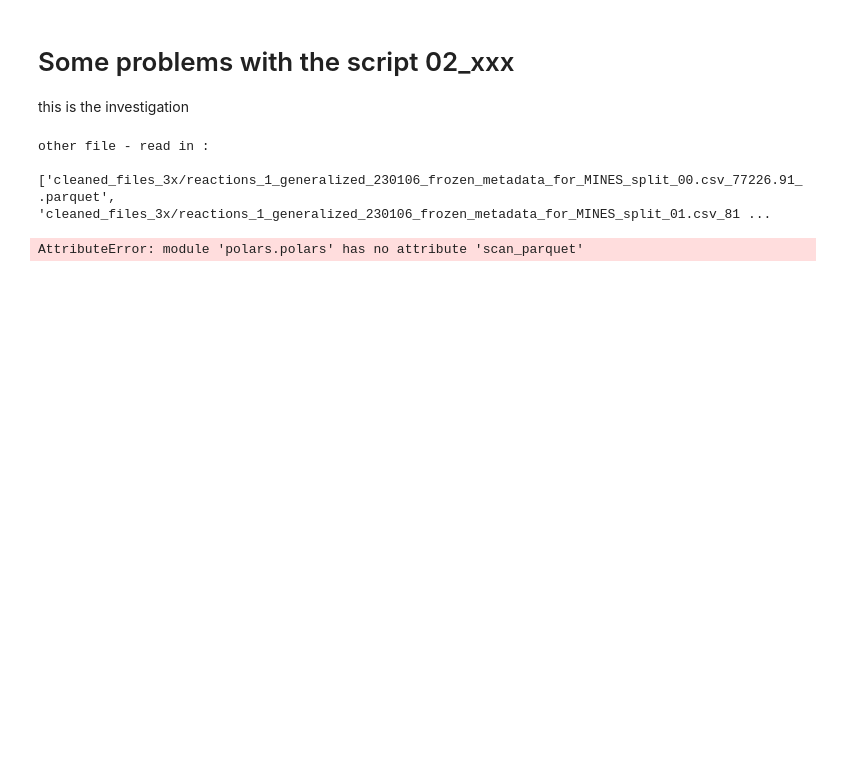
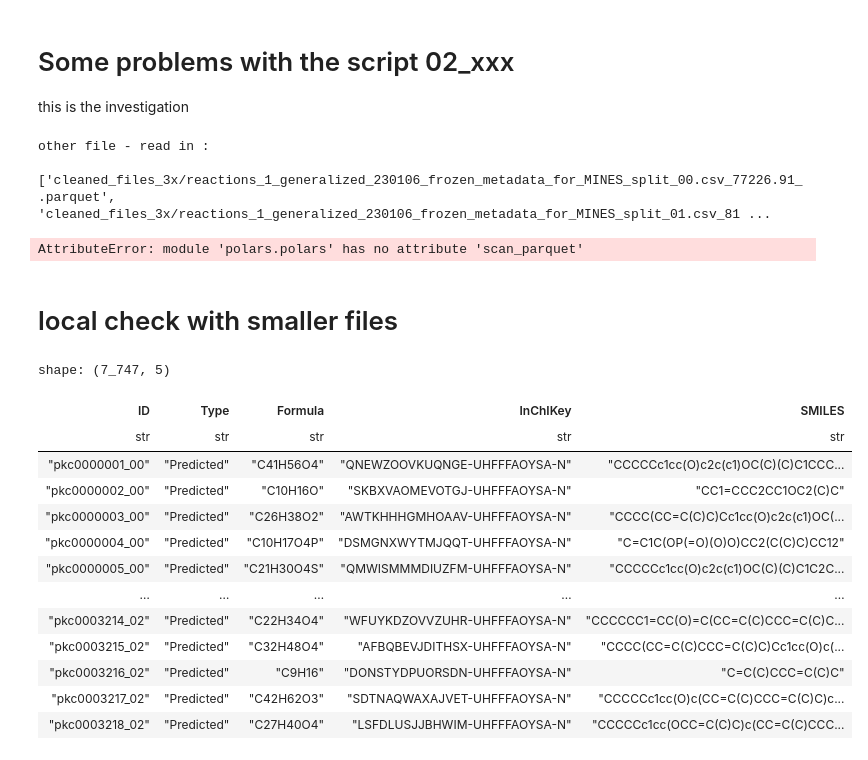
Before and after one commit to commons-research/read-MINE-results, a Jupyter notebook: read_mine_results/db_files/QC.ipynb, the cells around one changed output. Saved outputs shown, nothing was run; the diff lists cells and outputs as text; code cells hidden in the pictures; blank space fills up the shorter version.

```diff
--- a/read_mine_results/db_files/QC.ipynb
+++ b/read_mine_results/db_files/QC.ipynb
@@ -320,3 +320,29 @@ duplicated_reactions
 other file - read in :
  ['cleaned_files_3x/reactions_1_generalized_230106_frozen_metadata_for_MINES_split_00.csv_77226.91_.parquet', 'cleaned_files_3x/reactions_1_generalized_230106_frozen_metadata_for_MINES_split_01.csv_81 ...
 AttributeError: module 'polars.polars' has no attribute 'scan_parquet'
+# %% [markdown]
+# local check with smaller files
+# %%
+import os, sys, re
+import polars as pl
+
+pl.Config(fmt_str_lengths=550)
+
+main_path = "~/2024_GitHub_Master_Bioinformatics/read-MINE-results/read_mine_results/db_files"
+df_comp = pl.read_parquet(main_path + "/top10_n3_renamed/compounds*.parquet")
+df_comp
+# %% [output]
+shape: (7_747, 5)
+| ID | Type | Formula | InChIKey | SMILES |
+| str | str | str | str | str |
+| "pkc0000001_00" | "Predicted" | "C41H56O4" | "QNEWZOOVKUQNGE-UHFFFAOYSA-N" | "CCCCCc1cc(O)c2c(c1)OC(C)(C)C1CCC... |
+| "pkc0000002_00" | "Predicted" | "C10H16O" | "SKBXVAOMEVOTGJ-UHFFFAOYSA-N" | "CC1=CCC2CC1OC2(C)C" |
+| "pkc0000003_00" | "Predicted" | "C26H38O2" | "AWTKHHHGMHOAAV-UHFFFAOYSA-N" | "CCCC(CC=C(C)C)Cc1cc(O)c2c(c1)OC(... |
+| "pkc0000004_00" | "Predicted" | "C10H17O4P" | "DSMGNXWYTMJQQT-UHFFFAOYSA-N" | "C=C1C(OP(=O)(O)O)CC2(C(C)C)CC12" |
+| "pkc0000005_00" | "Predicted" | "C21H30O4S" | "QMWISMMMDIUZFM-UHFFFAOYSA-N" | "CCCCCc1cc(O)c2c(c1)OC(C)(C)C1C2C... |
+| … | … | … | … | … |
+| "pkc0003214_02" | "Predicted" | "C22H34O4" | "WFUYKDZOVVZUHR-UHFFFAOYSA-N" | "CCCCCC1=CC(O)=C(CC=C(C)CCC=C(C)C... |
+| "pkc0003215_02" | "Predicted" | "C32H48O4" | "AFBQBEVJDITHSX-UHFFFAOYSA-N" | "CCCC(CC=C(C)CCC=C(C)C)Cc1cc(O)c(... |
+| "pkc0003216_02" | "Predicted" | "C9H16" | "DONSTYDPUORSDN-UHFFFAOYSA-N" | "C=C(C)CCC=C(C)C" |
+| "pkc0003217_02" | "Predicted" | "C42H62O3" | "SDTNAQWAXAJVET-UHFFFAOYSA-N" | "CCCCCc1cc(O)c(CC=C(C)CCC=C(C)C)c... |
+| "pkc0003218_02" | "Predicted" | "C27H40O4" | "LSFDLUSJJBHWIM-UHFFFAOYSA-N" | "CCCCCc1cc(OCC=C(C)C)c(CC=C(C)CCC... |
```
Also changed, not shown: parts of 2 cells of this notebook, 5 other files.
